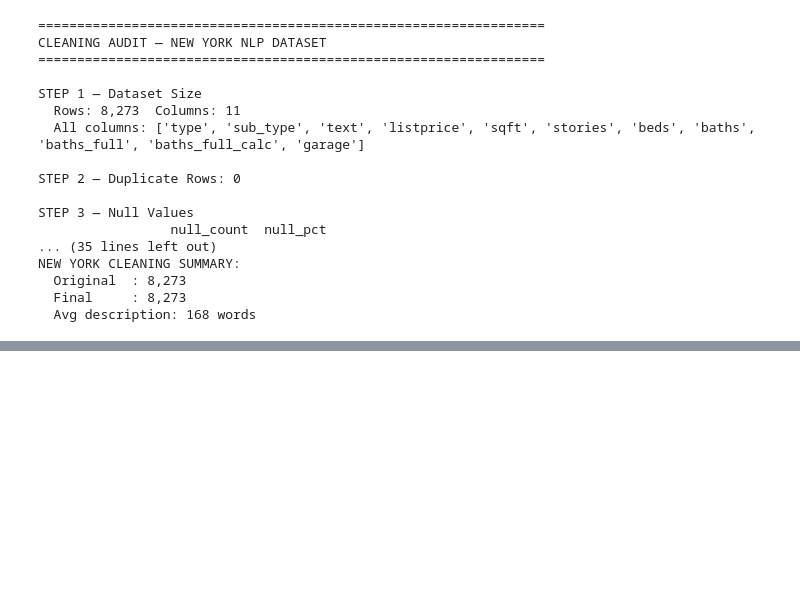
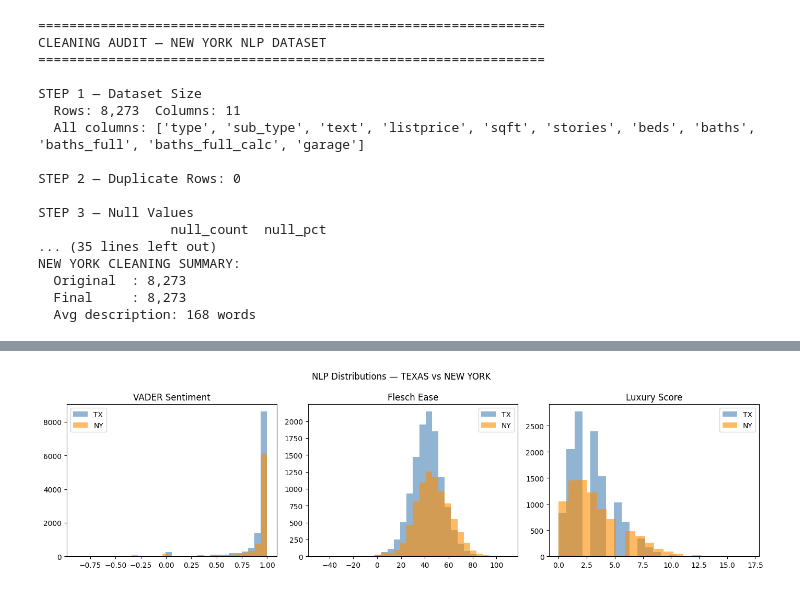
Before and after one commit to 7235SYXD/Real-Estate, a Jupyter notebook: DSP_on_Real_Estate_(Notebook_1).ipynb, the cells around one changed output, grey strips where cells are left out. Cells and saved outputs as stored; diff of their text form; code cells hidden in the pictures; blank space fills up the shorter version.

Commit message:
NLP Feature Extraction and Feature Engineering

```diff
--- a/DSP_on_Real_Estate_(Notebook_1).ipynb
+++ b/DSP_on_Real_Estate_(Notebook_1).ipynb
@@ -1128,3 +1128,90 @@ NEW YORK CLEANING SUMMARY:
   Original  : 8,273
   Final     : 8,273
   Avg description: 168 words
+# %%
+# ╔══════════════════════════════════════════════════════════════════╗
+# ║  CELL 12 — NLP FEATURE EXTRACTION                                ║
+# ╚══════════════════════════════════════════════════════════════════╝
+"""
+Extracts 7 NLP features from TX and NY listing descriptions.
+
+Global objects initialised:
+    vader_a (SentimentIntensityAnalyzer) : VADER sentiment model.
+        Rule-based, no GPU required, fast on 20K descriptions.
+    luxury_kw (list[str]) : 34 luxury/amenity keywords.
+        Presence count, which creates the luxury_score feature.
+        Keywords selected that are based on real estate domain knowledge
+        and validated against high-price listing vocabulary.
+    yake_ex (KeywordExtractor) : YAKE extractor (n=2, top=3).
+        Extracts bigrams. dedupLim=0.7 prevents near-duplicate phrases.
+
+Function defined:
+    run_nlp(df, name) -> pd.DataFrame
+        Applies to all the  NLP extractors to df["description"] in sequence.
+        Operates in-place on the DataFrame.
+        Prints progress and summary statistics on completion.
+        Args:
+            df   (pd.DataFrame) : cleaned NLP dataset with "description" col
+            name (str)          : dataset name for print output ("TEXAS"/"NEW YORK")
+        Returns:
+            df with 7 new columns: vader_compound, vader_pos, vader_neg,
+            flesch_ease, flesch_kincaid, luxury_score, top_keyphrases.
+
+NLP extraction order:
+    1. VADER — applied first (fast, vectorised via .apply())
+    2. textstat — Flesch scores (moderate speed)
+    3. luxury_score — simple keyword matching (fast)
+    4. YAKE — keyword extraction (slowest; uses try/except for stability)
+
+Visualisation:
+    3 histograms: VADER compound | Flesch ease | luxury score
+    TX (blue) vs NY (orange) overlaid to show the state-level differences.
+    Confirms NLP distributions differ between states.
+"""
+
+vader_a = SentimentIntensityAnalyzer()
+luxury_kw = [
+    "granite","marble","hardwood","stainless","gourmet","chef",
+    "spa","jacuzzi","pool","waterfront","ocean view","city view",
+    "penthouse","concierge","vaulted","cathedral","open plan",
+    "open floor","smart home","solar","fireplace","wine cellar",
+    "butler","elevator","rooftop","private","luxury","premium",
+    "high-end","designer","custom","upgraded","renovated",
+    "new construction","move-in ready","turn-key",
+]
+yake_ex = yake.KeywordExtractor(lan="en",n=2,dedupLim=0.7,top=3)
+
+def run_nlp(df,name):
+    if len(df)==0: return df
+    print(f"  {name}: VADER on {len(df):,} descriptions")
+    vs=df["description"].apply(lambda t:vader_a.polarity_scores(str(t)))
+    df["vader_compound"]=vs.apply(lambda s:s["compound"])
+    df["vader_pos"]     =vs.apply(lambda s:s["pos"])
+    df["vader_neg"]     =vs.apply(lambda s:s["neg"])
+    df["flesch_ease"]   =df["description"].apply(lambda t:textstat.flesch_reading_ease(str(t)))
+    df["flesch_kincaid"]=df["description"].apply(lambda t:textstat.flesch_kincaid_grade(str(t)))
+    df["luxury_score"]  =df["description"].apply(
+        lambda t:sum(1 for kw in luxury_kw if kw in str(t).lower()))
+    def kp(t):
+        try: return ",".join([k for k,_ in yake_ex.extract_keywords(str(t))[:3]])
+        except: return ""
+    df["top_keyphrases"]=df["description"].apply(kp)
+    print(f"  {name}: NLP done. sentiment={df['vader_compound'].mean():.3f}  "
+          f"luxury={df['luxury_score'].mean():.2f}")
+    return df
+
+print("Extracting NLP features")
+df_texas_clean  =run_nlp(df_texas_clean,  "TEXAS")
+df_newyork_clean=run_nlp(df_newyork_clean,"NEW YORK")
+
+# Visualise NLP distributions
+fig,axes=plt.subplots(1,3,figsize=(14,4))
+for state,df_s,col in [("TX",df_texas_clean,"steelblue"),("NY",df_newyork_clean,"darkorange")]:
+    axes[0].hist(df_s["vader_compound"],bins=30,alpha=0.6,color=col,label=state)
+    axes[1].hist(df_s["flesch_ease"].clip(-50,110),bins=30,alpha=0.6,color=col,label=state)
+    axes[2].hist(df_s["luxury_score"],bins=20,alpha=0.6,color=col,label=state)
+for ax,title in zip(axes,["VADER Sentiment","Flesch Ease","Luxury Score"]):
+    ax.set_title(title); ax.legend()
+plt.suptitle("NLP Distributions — TEXAS vs NEW YORK",fontsize=12)
+plt.tight_layout(); plt.show()
+# %% [output]
@@ -1130,0 +1223 @@ NEW YORK CLEANING SUMMARY:
+[figure, added]
```
Also changed, not shown: parts of 4 cells of this notebook.
